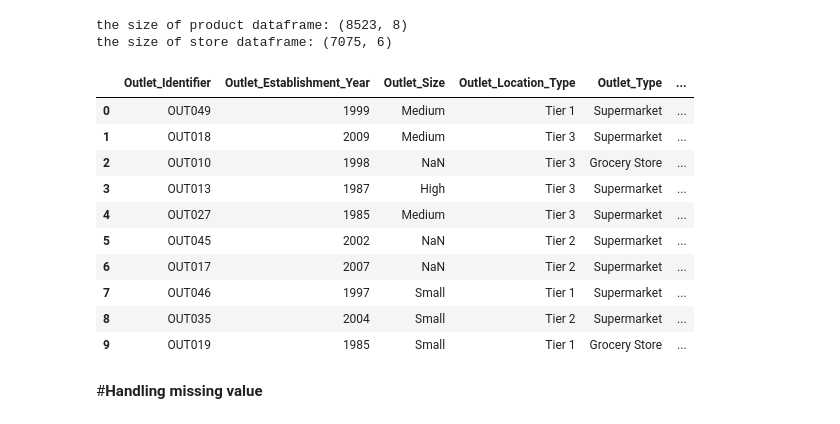
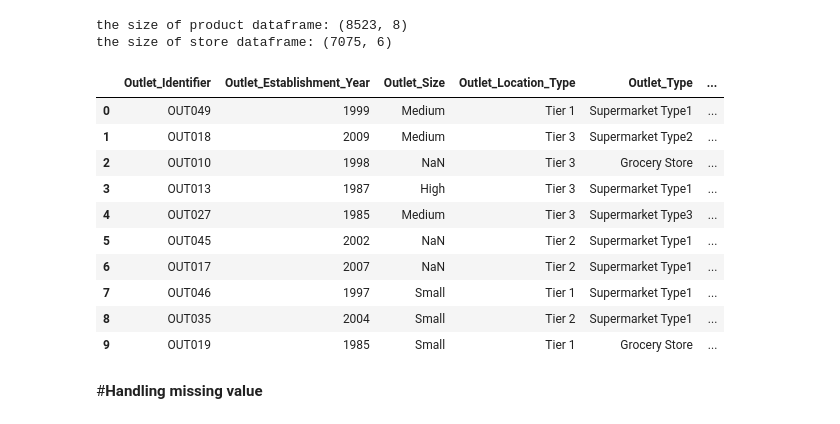
Before and after one commit to ABDELLAH-Hallou/BigMart-outlet-sales-prediction, a Jupyter notebook: BigMart_outlet_sales_prediction.ipynb, the cells around one changed output. Drawn from its saved outputs; the diff is of its cells as text; code cells hidden in the pictures.

```diff
--- a/BigMart_outlet_sales_prediction.ipynb
+++ b/BigMart_outlet_sales_prediction.ipynb
@@ -198,25 +198,25 @@ storeDf = storeDf.drop_duplicates()
 storeDf.reset_index(drop=True, inplace=True)
 storeDf['Item_Outlet_Sales']=newItem_Outlet_Sales.Item_Outlet_Sales.to_list()
 # %%
-Supermarket = "Supermarket"
-GroceryStore = "Grocery Store"
+# Supermarket = "Supermarket"
+# GroceryStore = "Grocery Store"
 
-storeDf.loc[storeDf['Outlet_Type'].str.startswith('S'), 'Outlet_Type'] = Supermarket
-storeDf.loc[storeDf['Outlet_Type'].str.startswith('G'), 'Outlet_Type'] = GroceryStore
+# storeDf.loc[storeDf['Outlet_Type'].str.startswith('S'), 'Outlet_Type'] = Supermarket
+# storeDf.loc[storeDf['Outlet_Type'].str.startswith('G'), 'Outlet_Type'] = GroceryStore
 # set Outlet_Identifier as an index of the store Data Frame
 # storeDf = storeDf.set_index('Outlet_Identifier')
 storeDf
 # %% [output]
 |  | Outlet_Identifier | Outlet_Establishment_Year | Outlet_Size | Outlet_Location_Type | Outlet_Type | ... |
-| 0 | OUT049 | 1999 | Medium | Tier 1 | Supermarket | ... |
-| 1 | OUT018 | 2009 | Medium | Tier 3 | Supermarket | ... |
+| 0 | OUT049 | 1999 | Medium | Tier 1 | Supermarket Type1 | ... |
+| 1 | OUT018 | 2009 | Medium | Tier 3 | Supermarket Type2 | ... |
 | 2 | OUT010 | 1998 | NaN | Tier 3 | Grocery Store | ... |
-| 3 | OUT013 | 1987 | High | Tier 3 | Supermarket | ... |
-| 4 | OUT027 | 1985 | Medium | Tier 3 | Supermarket | ... |
-| 5 | OUT045 | 2002 | NaN | Tier 2 | Supermarket | ... |
-| 6 | OUT017 | 2007 | NaN | Tier 2 | Supermarket | ... |
-| 7 | OUT046 | 1997 | Small | Tier 1 | Supermarket | ... |
-| 8 | OUT035 | 2004 | Small | Tier 2 | Supermarket | ... |
+| 3 | OUT013 | 1987 | High | Tier 3 | Supermarket Type1 | ... |
+| 4 | OUT027 | 1985 | Medium | Tier 3 | Supermarket Type3 | ... |
+| 5 | OUT045 | 2002 | NaN | Tier 2 | Supermarket Type1 | ... |
+| 6 | OUT017 | 2007 | NaN | Tier 2 | Supermarket Type1 | ... |
+| 7 | OUT046 | 1997 | Small | Tier 1 | Supermarket Type1 | ... |
+| 8 | OUT035 | 2004 | Small | Tier 2 | Supermarket Type1 | ... |
 | 9 | OUT019 | 1985 | Small | Tier 1 | Grocery Store | ... |
 # %% [markdown]
 #**Handling missing value**
```
Also changed, not shown: parts of 12 cells of this notebook.
